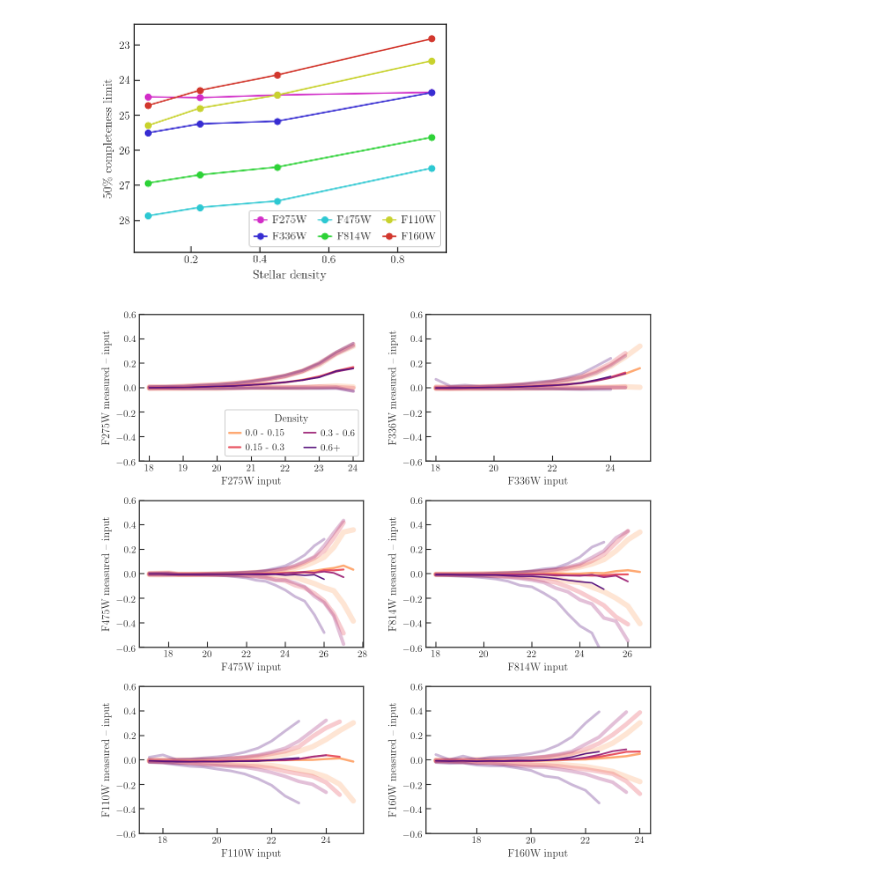
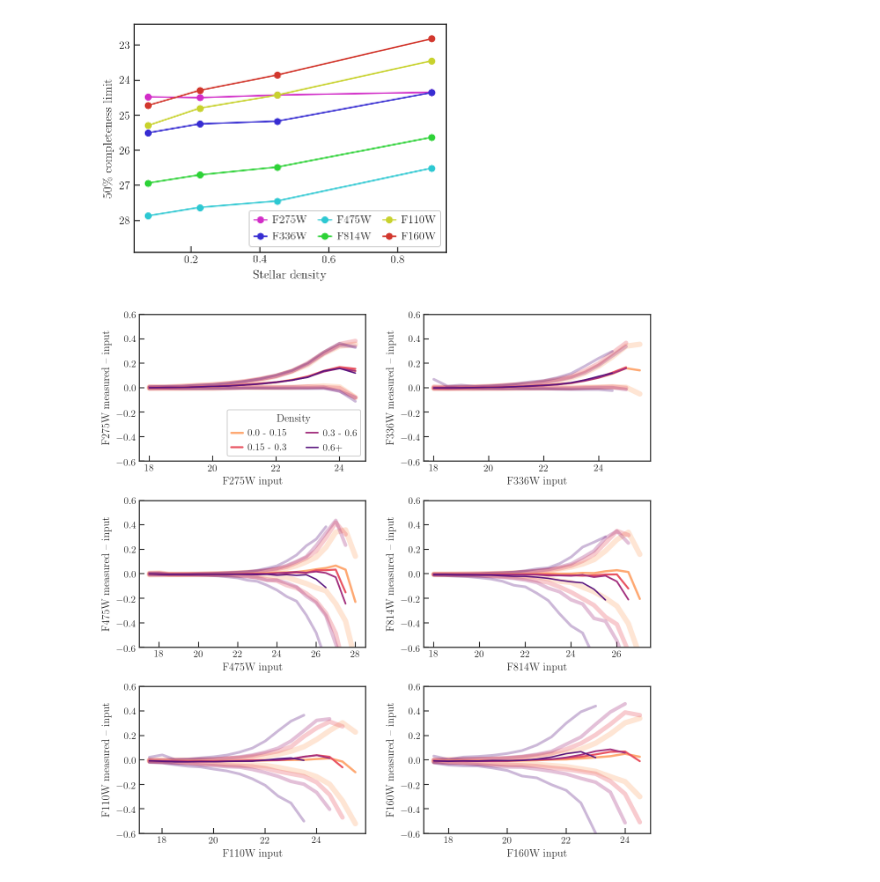
Before and after one commit to meredith-durbin/m33_survey_plots, a Jupyter notebook: AST plots.ipynb, the cells around one changed output. Saved outputs shown, nothing was run; the diff lists cells and outputs as text; code cells hidden in the pictures.

```diff
--- a/AST plots.ipynb
+++ b/AST plots.ipynb
@@ -193,45 +193,46 @@ index = pd.MultiIndex.from_product([df_comp.index.values, filters, np.arange(16,
 df_bias = pd.DataFrame(data=np.nan, index=index, columns=['Bias', 'RMS', 'DOLPHOT', 'Ratio'])
 
 pc_kwargs = dict(percentile_shape=10000, percentile_limits='minmax')
 def plot_bias(ds, df_bias=df_bias, filters=filters, df_comp=df_comp.reset_index()):
     fig, axes = plt.subplots(3, 2, figsize=(9, 9))
     axes = axes.ravel()
     for i, filt in enumerate(filters):
         ax = axes[i]
         pmin = 0.3 if (filt in ['F160W', 'F336W']) else 0.5 if (filt in ['F275W','F110W']) else 5
-        x0 = myround(ds.percentile_approx(f'{filt}_IN', pmin, selection=f'{filt}_detected'))
+        x0 = max(myround(ds.percentile_approx(f'{filt}_IN', pmin, selection=f'{filt}_detected')), 18)
         for j in df_comp.index.values:
             density = df_comp.loc[j, ['bin_lo','bin_hi']].values
             txt = f'{density[0]} - {density[1]}' if (density[1] < 5) else f'{density[0]}+'
-            x = np.arange(x0-0.75, myround(df_comp.loc[j, filt]), 0.5)
+            x = np.arange(x0-0.75, myround(df_comp.loc[j, filt])+0.75, 0.5)
             shape_kwargs = dict(limits=[x.min(), x.max()], shape=len(x)-1)
-            ds.select(f'{filt}_detected & ({filt}_IN < {x.max()}) & (DENSITY_BIN == {j+1})',
-                      name=f'{filt}_sc')
-            bc = ds.bin_centers(f'{filt}_IN', **shape_kwargs)
-            p25, p50, p75 = ds.percentile_approx(f'{filt}_DELTA', [16, 50, 84],
-                                                 binby=f'{filt}_IN', selection=f'{filt}_sc',
-                                                 **pc_kwargs, **shape_kwargs)
+            mask = ds.evaluate_selection_mask(f'({filt}_detected) & (DENSITY_BIN == {j+1})')
+            ds.add_column(f'{filt}_{j}', mask)
+            ds_ = ds[ds[f'{filt}_{j}'] == 1].extract()
+            bc = ds_.bin_centers(f'{filt}_IN', **shape_kwargs)
+            p25, p50, p75 = ds_.percentile_approx(f'{filt}_DELTA', [16, 50, 84],
+                                                  binby=f'{filt}_IN', #selection=f'{filt}_sc',
+                                                  **pc_kwargs, **shape_kwargs)
             l0, = ax.plot(bc, p50, lw=2.5-(0.3*j), zorder=1000+j, label=txt)
             ax.plot(bc, p25, alpha=0.3, lw=6-j, color=l0.get_color(), zorder=j)
             ax.plot(bc, p75, alpha=0.3, lw=6-j, color=l0.get_color(), zorder=j)
-            dol = ds.median_approx(f'{filt}_ERR', binby=f'{filt}_IN',
-                                   selection=f'{filt}_sc', **pc_kwargs, **shape_kwargs)
+            dol = ds_.median_approx(f'{filt}_ERR', binby=f'{filt}_IN',
+                                    **pc_kwargs, **shape_kwargs)
             df_bias.loc[(df_comp.loc[j, 'index'], filt, bc), 'Bias'] = p50
             df_bias.loc[(df_comp.loc[j, 'index'], filt, bc), 'RMS'] = p75 - p25
             df_bias.loc[(df_comp.loc[j, 'index'], filt, bc), 'DOLPHOT'] = dol
         ax.set_ylim(-0.6, 0.6)
         ax.set_xlabel(f'{filt} input')
         ax.set_ylabel(f'{filt} measured -- input')
         if filt == 'F275W':
             ax.legend(loc='lower right', ncol=2, title='Density')
     fig.tight_layout(w_pad=2, h_pad=1)
     return fig
 
 with sns.color_palette(sns.color_palette('magma_r', 10)[1::2]):
     fig = plot_bias(ds)
-    fig.savefig('survey_paper_figures/ast_bias_uncertainty.pdf', bbox_inches='tight')
+fig.savefig('survey_paper_figures/ast_bias_uncertainty.pdf', bbox_inches='tight')
 # %% [output]
-[figure, old version]
+[figure, new version]
 # %%
 df_bias['Ratio'] = df_bias['RMS']/df_bias['DOLPHOT']
 df_bias = df_bias.dropna(subset=['Bias'])
```
Also changed, not shown: 10 other files.
